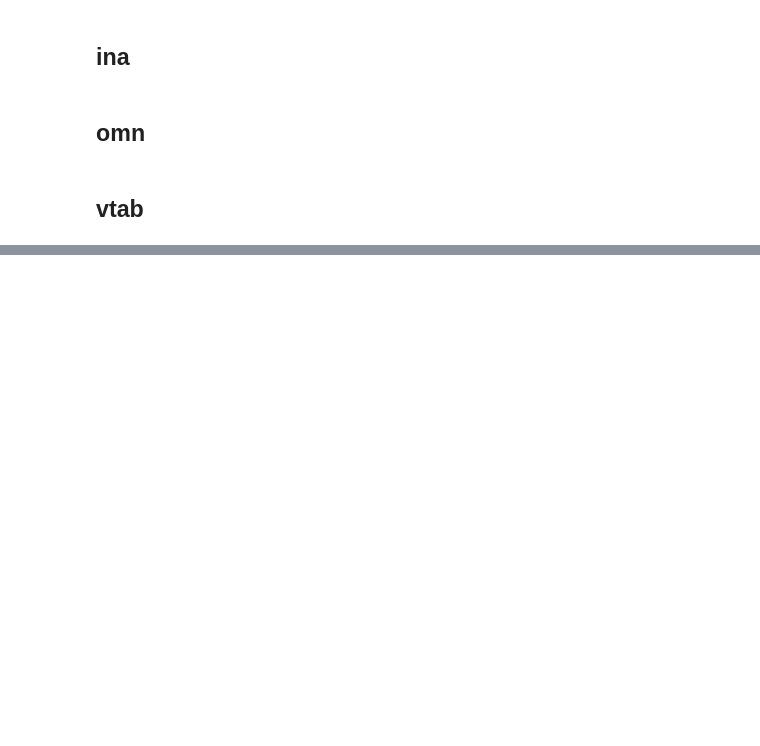
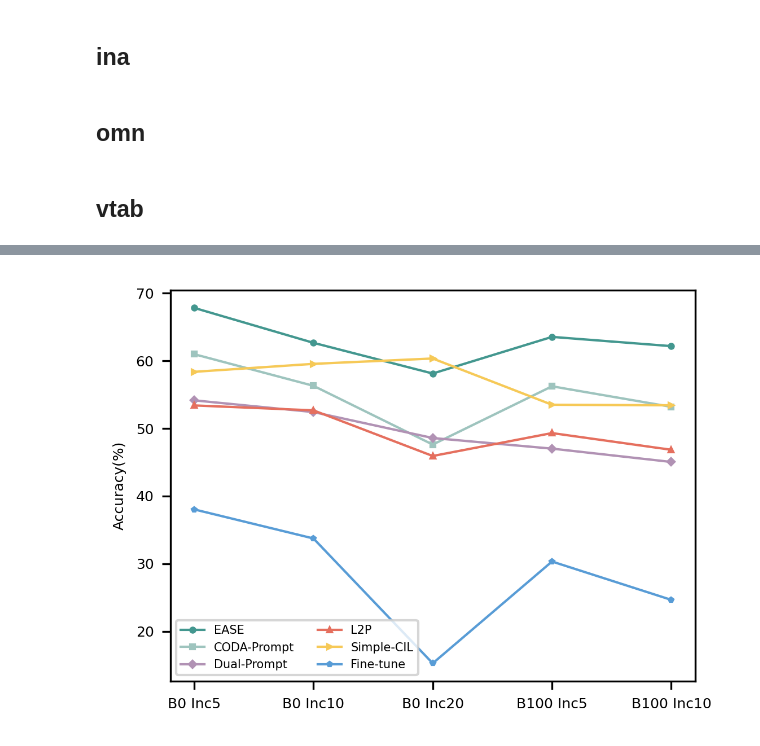
Before and after one commit to Geeks-Z/Class-Incremental-Learning, a Jupyter notebook: acc_mean_std.ipynb, the cells around one changed output, grey strips where cells are left out. Cells and saved outputs as stored; diff of their text form; code cells hidden in the pictures; blank space fills up the shorter version.

```diff
--- a/acc_mean_std.ipynb
+++ b/acc_mean_std.ipynb
@@ -69,0 +76,94 @@ finetune = [[78.69, 59.2],[78.69,59.2],[78.69,59.2]]
+# %%
+import numpy as np
+import matplotlib.pyplot as plt
+
+# 定义一个函数来计算均值和方差
+def calc_mean_std(data):
+    mean_values = np.around(np.mean(data, axis=0), decimals=2)
+    std_values = np.around(np.std(data, axis=0), decimals=2)
+    return mean_values.tolist(), std_values.tolist()
+# 计算每个模型的均值和方差
+ease_mean, ease_std = calc_mean_std(ease)
+coda_prompt_mean, coda_prompt_std = calc_mean_std(coda_prompt)
+dual_prompt_mean, dual_prompt_std = calc_mean_std(dual_prompt)
+l2p_mean, l2p_std = calc_mean_std(l2p)
+simple_cil_mean, simple_cil_std = calc_mean_std(simple_cil)
+finetune_mean, finetune_std = calc_mean_std(finetune)
+print("|Ease", "|" + "| ".join([f"{mean} ± {std}" for mean, std in zip(ease_mean, ease_std)]) + "|")
+print("|CODA-Prompt", "|" + "|".join([f"{mean} ± {std}" for mean, std in zip(coda_prompt_mean, coda_prompt_std)]) + "|")
+print("|DualPrompt", "|" + "|".join([f"{mean} ± {std}" for mean, std in zip(dual_prompt_mean, dual_prompt_std)]) + "|")
+print("|L2P", "|" + "|".join([f"{mean} ± {std}" for mean, std in zip(l2p_mean, l2p_std)]) + "|")
+print("|SimpleCIL", "|" + "|".join([f"{mean} ± {std}" for mean, std in zip(simple_cil_mean, simple_cil_std)]) + "|")
+print("|Finetune", "|" + "|".join([f"{mean} ± {std}" for mean, std in zip(finetune_mean, finetune_std)]) + "|")
+# print("coda_prompt:", coda_prompt_mean, coda_prompt_std)
+# print("dual_prompt:", dual_prompt_mean, dual_prompt_std)
+# print("l2p:", l2p_mean, l2p_std)
+# print("simple_cil:", simple_cil_mean, simple_cil_std)
+# print("finetune:", finetune_mean, finetune_std)
+
+marker = ['o', 's', 'D', '^',  '>',  'p', 'h','<','v','*','+', 'x', 'D', 'd', '|', '_']
+colors = ['#43978F', '#9EC4BE', '#B192B4', '#E56F5E', '#F6C957','#589CD6', '#E57259','#FFB77F','#BD514A','#AAD390', '#EF7E33', '#F7C242', '#F9F871']
+
+datasets = [
+    ('EASE', ease_mean),
+    ('CODA-Prompt', coda_prompt_mean),
+    ('Dual-Prompt', dual_prompt_mean),
+    ('L2P', l2p_mean),
+    ('Simple-CIL', simple_cil_mean),
+    ('Fine-tune', finetune_mean)
+]
+
+if dataset == 'inr' or dataset == 'ina' or dataset == 'vtab':
+    pass
+else:
+    positions = ['B0 Inc5', 'B0 Inc10', 'B0 Inc20', 'B100 Inc5','B100 Inc10']
+    foster_cnn_mean, foster_cnn_std = calc_mean_std(foster_cnn)
+    foster_nme_mean, foster_nme_std = calc_mean_std(foster_nme)
+    der_cnn_mean, der_cnn_std = calc_mean_std(der_cnn)
+    der_nme_mean, der_nme_std = calc_mean_std(der_nme)
+    icarl_cnn_mean, icarl_cnn_std = calc_mean_std(icarl_cnn)
+    icarl_nme_mean, icarl_nme_std = calc_mean_std(icarl_nme)
+    datasets.append(('Foster-CNN', foster_cnn_mean))
+    datasets.append(('Foster-NME', foster_nme_mean))
+    datasets.append(('DER-CNN', der_cnn_mean))
+    datasets.append(('DER-NME', der_nme_mean))
+    datasets.append(('iCaRL-CNN', icarl_cnn_mean))
+    datasets.append(('iCaRL-NME', icarl_nme_mean))
+    print("|FOSTER-CNN", "|" + "|".join([f"{mean} ± {std}" for mean, std in zip(foster_cnn_mean, foster_cnn_std)]) + "|")
+    print("|FOSTER-NME", "|" + "|".join([f"{mean} ± {std}" for mean, std in zip(foster_nme_mean, foster_nme_std)]) + "|")
+    print("|DER-CNN", "|" + "|".join([f"{mean} ± {std}" for mean, std in zip(der_cnn_mean, der_cnn_std)]) + "|")
+    print("|DER-NME", "|" + "|".join([f"{mean} ± {std}" for mean, std in zip(der_nme_mean, der_nme_std)]) + "|")
+    print("|iCaRL-CNN", "|" + "|".join([f"{mean} ± {std}" for mean, std in zip(icarl_cnn_mean, icarl_cnn_std)]) + "|")
+    print("|iCaRL-NME", "|" + "|".join([f"{mean} ± {std}" for mean, std in zip(icarl_nme_mean, icarl_nme_std)]) + "|")
+    # print("Foster-CNN:", foster_cnn_mean, foster_cnn_std)
+    # print("Foster-NME:", foster_nme_mean, foster_nme_std)
+    # print("DER-CNN:", der_cnn_mean, der_cnn_std)
+    # print("DER-NME:", der_nme_mean, der_nme_std)
+    # print("iCaRL-CNN:", icarl_cnn_mean, icarl_cnn_std)
+    # print("iCaRL-NME:", icarl_nme_mean, icarl_nme_std)
+
+plt.figure(dpi=300, figsize=(4, 3))  # 设置图表分辨率和尺寸
+i = 0
+for name, data in datasets:
+    plt.plot(positions,data,label=name,marker=marker[i],color = colors[i], markersize=2,linewidth=1)
+    i+=1
+
+# 设置图表标题和坐标轴标签
+# plt.xlabel('Inc', fontsize=6)
+plt.ylabel('Accuracy(%)', fontsize=6)
+
+plt.xticks(fontsize=6)
+plt.yticks(fontsize=6)
+
+# 设置图例
+plt.legend(fontsize=5,loc='lower left',ncol=2)  # 设置图例位置
+
+# 显示网格
+# plt.grid(True)
+
+# 调整x轴刻度，使数据点更易读
+# plt.xticks(param_counts_backbone, positions, rotation=45)
+
+# 显示图表
+plt.show()
+# %% [output]
@@ -69,0 +176 @@ finetune = [[78.69, 59.2],[78.69,59.2],[78.69,59.2]]
+[figure, added]
```
Also changed, not shown: parts of 10 cells of this notebook, 11 other files.
